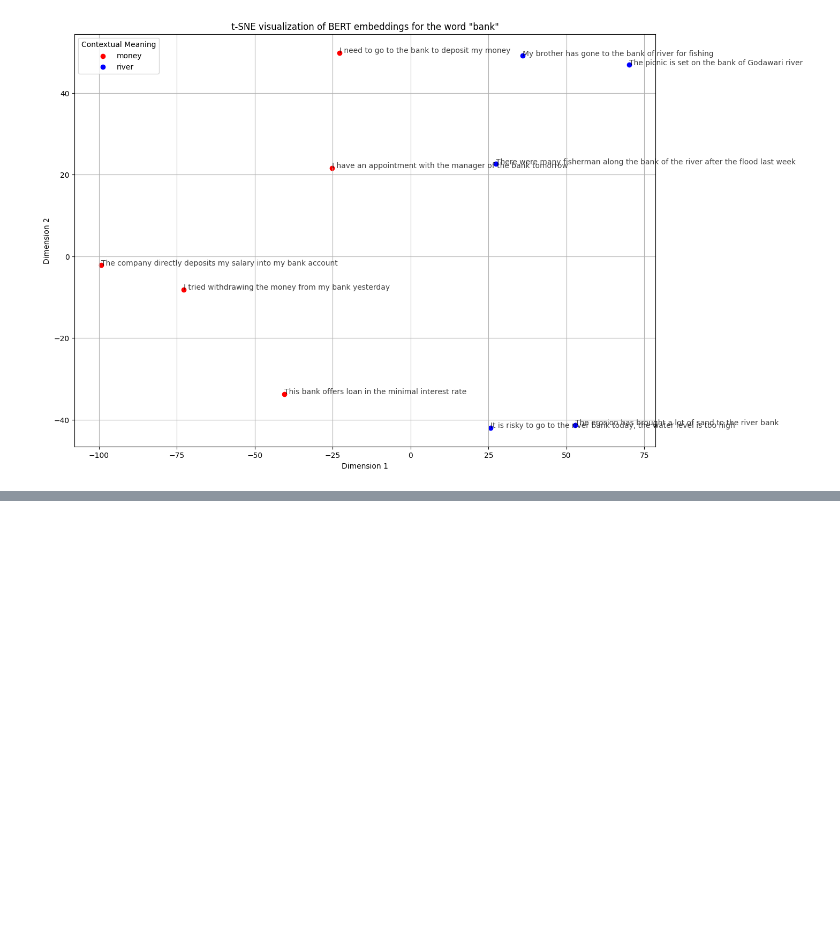
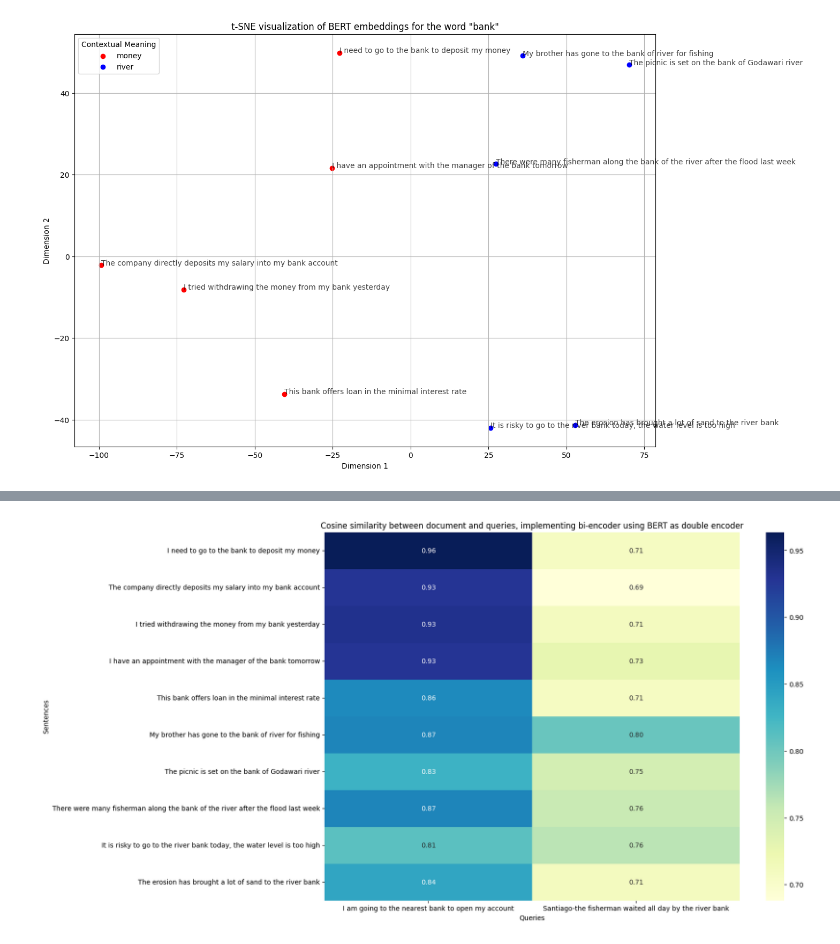
Before and after one commit to SajalPaudyal/Implementing_basic_RAG_for_movie_recommendation, a Jupyter notebook: Information_Retrieval/bert_embedding.ipynb, the cells around one changed output, grey strips where cells are left out. Cells and saved outputs as stored; diff of their text form; code cells hidden in the pictures; blank space fills up the shorter version.

```diff
--- a/Information_Retrieval/bert_embedding.ipynb
+++ b/Information_Retrieval/bert_embedding.ipynb
@@ -112,0 +195,3 @@ plt.show()
+# %%
+similarities = cosine_similarity(primary_cls_embeddings, new_embeddings)
+similarities
@@ -112,0 +209,3 @@ plt.show()
+# %%
+sorted_indices = sorted(range(len(labels)), key=lambda i: labels[i])
+sorted_indices
@@ -112,0 +214,3 @@ plt.show()
+# %%
+sorted_sentences = [sentences[i] for i in sorted_indices]
+sorted_sentences
@@ -112,0 +228,3 @@ plt.show()
+# %%
+sorted_similarities = similarities[sorted_indices, :]
+sorted_similarities
@@ -112,0 +242,9 @@ plt.show()
+# %%
+plt.figure(figsize=(14,10))
+sns.heatmap(sorted_similarities, annot=True, fmt=".2f", cmap="YlGnBu", yticklabels=sorted_sentences, xticklabels=queries)
+plt.title("Cosine similarity between document and queries, implementing bi-encoder using BERT as double encoder")
+plt.xlabel("Queries")
+plt.ylabel("Sentences")
+plt.show()
+# %% [output]
+[figure, added]
```
Also changed, not shown: parts of 17 cells of this notebook.
